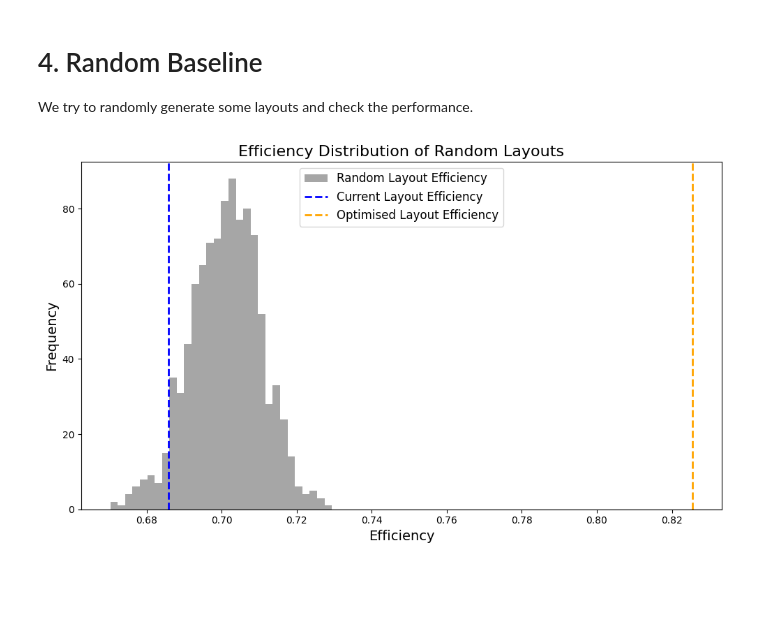
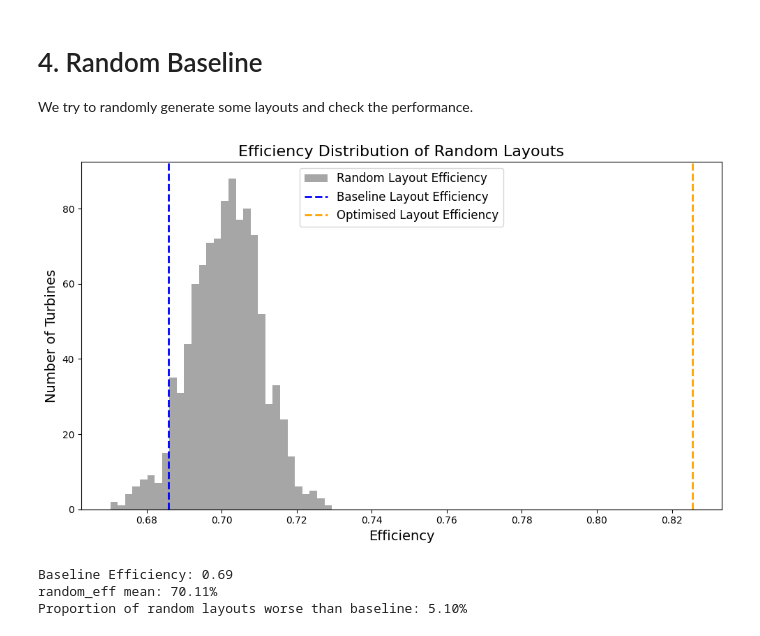
Before and after one commit to ShitianZhang22/Wind-Farm-Layout-Optimisation, a Jupyter notebook: whitelee2.ipynb, the cells around one changed output. Drawn from its saved outputs; the diff is of its cells as text; code cells hidden in the pictures; blank space fills up the shorter version.

```diff
--- a/whitelee2.ipynb
+++ b/whitelee2.ipynb
@@ -499,22 +510,36 @@ random_eff = [0.7095336502691507, 0.7074711686519206, 0.6882411633452548, 0.7005
 # %%
 # Create a histogram of random_eff with vertical lines for turbine_eff and optimised_eff
 fig, ax = plt.subplots(figsize=(10, 6))
 
 # Plot histogram for random_eff
 ax.hist(random_eff, bins=30, alpha=0.7, label='Random Layout Efficiency', color='gray')
 
 # Add vertical lines for turbine_eff and optimised_eff
-ax.axvline(np.mean(turbine_eff), color='blue', linestyle='--', linewidth=2, label='Current Layout Efficiency')
+ax.axvline(np.mean(turbine_eff), color='blue', linestyle='--', linewidth=2, label='Baseline Layout Efficiency')
 ax.axvline(np.mean(optimised_eff), color='orange', linestyle='--', linewidth=2, label='Optimised Layout Efficiency')
 
 # Add labels, title, and legend
 ax.set_title('Efficiency Distribution of Random Layouts', fontsize=16)
 ax.set_xlabel('Efficiency', fontsize=14)
-ax.set_ylabel('Frequency', fontsize=14)
+ax.set_ylabel('Number of Turbines', fontsize=14)
 ax.legend(fontsize=12)
 
 # Show the plot
 plt.tight_layout()
 plt.show()
 # %% [output]
-[figure, old version]
+[figure, new version]
+# %%
+# Check how many random layouts are better than the baseline
+count = 0
+temp = turbine_eff.mean()
+print(f"Baseline Efficiency: {temp:.2f}")
+print(f'random_eff mean: {np.mean(random_eff):.2%}')
+for i in range(len(random_eff)):
+    if random_eff[i] > temp:
+        count += 1
+print(f"Proportion of random layouts worse than baseline: {1 - count / len(random_eff):.2%}")
+# %% [output]
+Baseline Efficiency: 0.69
+random_eff mean: 70.11%
+Proportion of random layouts worse than baseline: 5.10%
```
Also changed, not shown: parts of 6 cells of this notebook, 3 other files.
